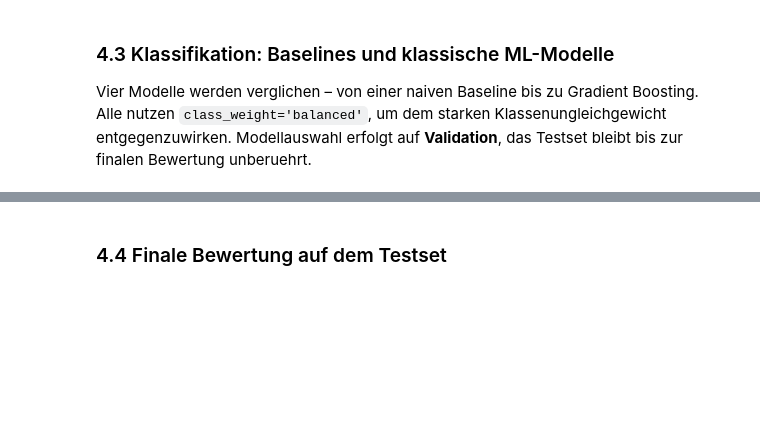
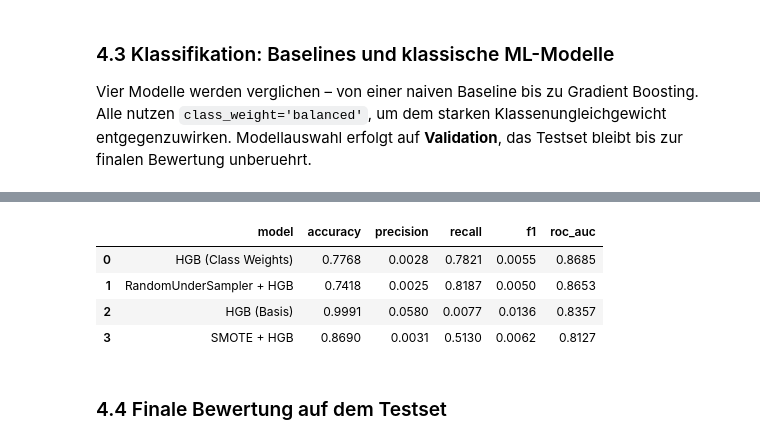
Before and after one commit to AlexMuhulica/Data-Science-with-Python-Project, a Jupyter notebook: new-stuff.ipynb, the cells around one changed output, grey strips where cells are left out. Cells and saved outputs as stored; diff of their text form; code cells hidden in the pictures; blank space fills up the shorter version.

```diff
--- a/new-stuff.ipynb
+++ b/new-stuff.ipynb
@@ -641,0 +707,66 @@ print(f"\nBestes Klassifikationsmodell (Validation): {best_cls_name}")
+# %%
+from imblearn.pipeline import Pipeline as ImbPipeline
+from imblearn.under_sampling import RandomUnderSampler
+from imblearn.over_sampling import SMOTE
+from sklearn.ensemble import HistGradientBoostingClassifier
+
+print(f"Starte Sampling-Experiment mit gesamten Trainingsdaten: {len(X_train):,} Zeilen")
+
+# Wir testen das beste Modell (HistGradientBoosting) mit verschiedenen Sampling-Techniken.
+# HGB ist extrem schnell, benötigt aber kein Scaling für numerische Features.
+sampling_models = {
+    "HGB (Basis)": Pipeline([
+        # Baseline ohne class_weights oder Sampling
+        ("model", HistGradientBoostingClassifier(random_state=RANDOM_STATE))
+    ]),
+    "HGB (Class Weights)": Pipeline([
+        # Dies hast du weiter oben schon gemacht – interne Gewichtung
+        ("model", HistGradientBoostingClassifier(class_weight="balanced", random_state=RANDOM_STATE))
+    ]),
+    "RandomUnderSampler + HGB": ImbPipeline([
+        # Reduziert die Mehrheitsklasse auf die Größe der Minderheitsklasse. Geht extrem schnell!
+        ("sampler", RandomUnderSampler(random_state=RANDOM_STATE)),
+        ("model", HistGradientBoostingClassifier(random_state=RANDOM_STATE))
+    ]),
+    # Bei 6 Mio Datensätzen dauert SMOTE unter Umständen ein paar Minuten.
+    # Wenn das Modell immer noch zu lange lädt (mehr als 10-15 Min), ersetze SMOTE
+    # hier durch RandomOverSampler(random_state=RANDOM_STATE)
+    "SMOTE + HGB": ImbPipeline([
+        ("sampler", SMOTE(random_state=RANDOM_STATE, n_jobs=-1)),
+        ("model", HistGradientBoostingClassifier(random_state=RANDOM_STATE))
+    ]),
+}
+
+sampling_rows = []
+fitted_sampling_models = {}
+
+for name, model in sampling_models.items():
+    t0 = time.perf_counter()
+    print(f"\n[SAMPLING] Training: {name} ...")
+
+    # Hier trainieren wir auf dem vollen Trainings-Set (X_train)
+    model.fit(X_train, y_train_cls)
+    elapsed = time.perf_counter() - t0
+
+    fitted_sampling_models[name] = model
+
+    # Auswertung auf dem Validation-Set
+    metrics_val = evaluate_classifier(model, X_val, y_val_cls)
+
+    print(f"      Dauer: {elapsed:.1f}s | Val-Metriken: "
+          f"{ {k: round(v,4) for k,v in metrics_val.items()} }")
+
+    sampling_rows.append({
+        "model": name,
+        **metrics_val
+    })
+
+df_sampling_val = (
+    pd.DataFrame(sampling_rows)
+    .sort_values(["roc_auc", "f1"], ascending=False)
+    .reset_index(drop=True)
+)
+
+print("\n=== Validation-Ergebnisse: Sampling-Vergleich (sortiert nach ROC-AUC) ===")
+display(df_sampling_val.round(4))
+# %% [output]
@@ -642,3 +788,8 @@ print(f"\nBestes Klassifikationsmodell (Validation): {best_cls_name}")
+|  | model | accuracy | precision | recall | f1 | roc_auc |
+| 0 | HGB (Class Weights) | 0.7768 | 0.0028 | 0.7821 | 0.0055 | 0.8685 |
+| 1 | RandomUnderSampler + HGB | 0.7418 | 0.0025 | 0.8187 | 0.0050 | 0.8653 |
+| 2 | HGB (Basis) | 0.9991 | 0.0580 | 0.0077 | 0.0136 | 0.8357 |
+| 3 | SMOTE + HGB | 0.8690 | 0.0031 | 0.5130 | 0.0062 | 0.8127 |
 # %% [markdown]
 ### 4.4 Finale Bewertung auf dem Testset
 # %%
```
Also changed, not shown: parts of 20 cells of this notebook, 2 other files.
